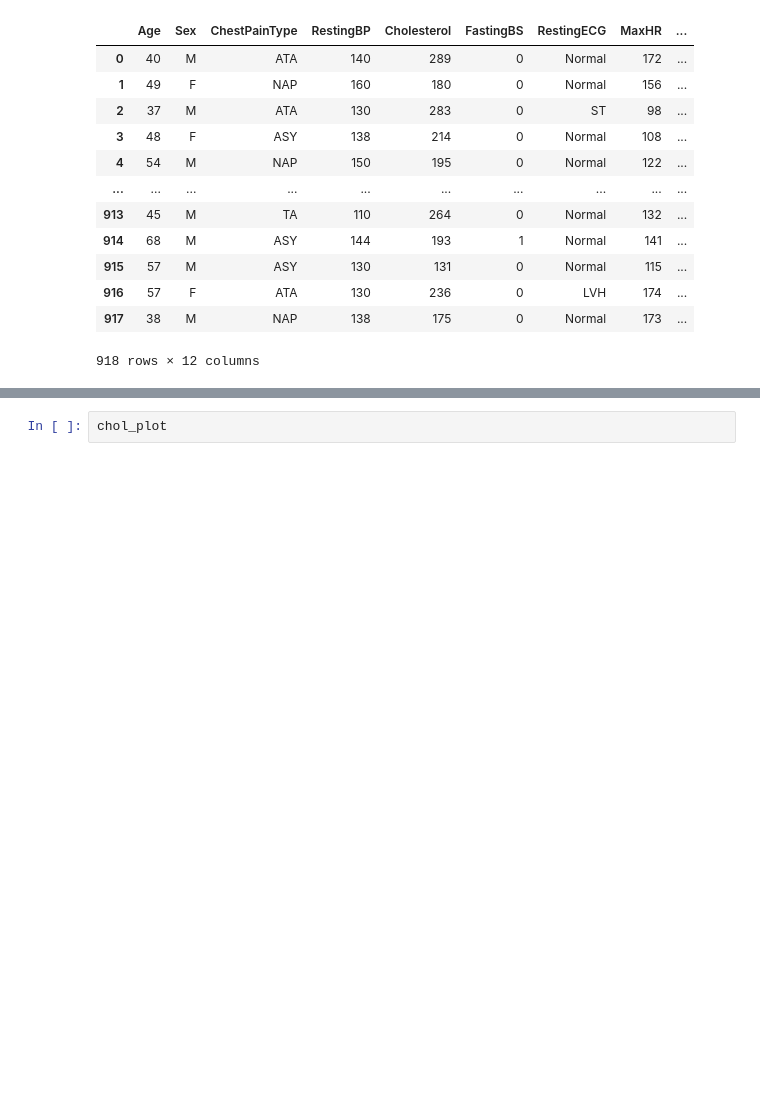
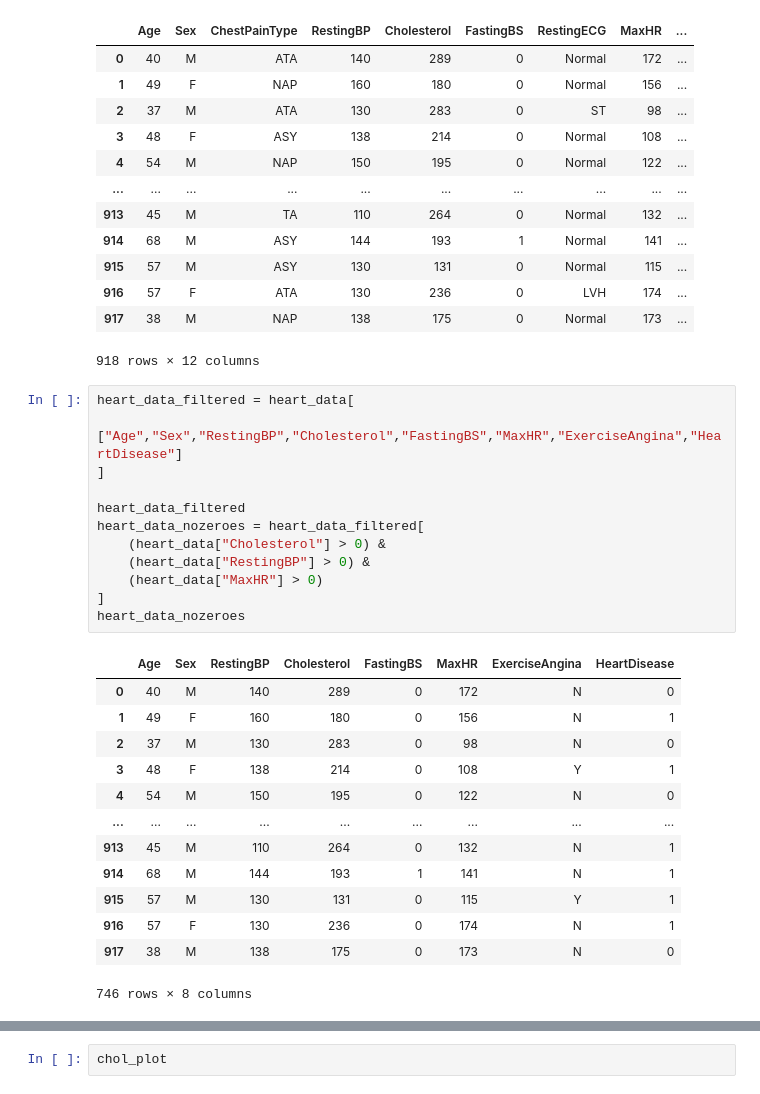
Before and after one commit to caojason/dsci-100-group-2, a Jupyter notebook: Proposal.ipynb, the cells around one changed output, grey strips where cells are left out. Saved outputs shown, nothing was run; the diff lists cells and outputs as text; blank space fills up the shorter version.

```diff
--- a/Proposal.ipynb
+++ b/Proposal.ipynb
@@ -61,4 +61,30 @@ heart_data
 | 916 | 57 | F | ATA | 130 | 236 | 0 | LVH | 174 | ... |
 | 917 | 38 | M | NAP | 138 | 175 | 0 | Normal | 173 | ... |
 918 rows × 12 columns
+# %%
+heart_data_filtered = heart_data[
+    ["Age","Sex","RestingBP","Cholesterol","FastingBS","MaxHR","ExerciseAngina","HeartDisease"]
+]
+
+heart_data_filtered
+heart_data_nozeroes = heart_data_filtered[
+    (heart_data["Cholesterol"] > 0) &
+    (heart_data["RestingBP"] > 0) &
+    (heart_data["MaxHR"] > 0)
+]
+heart_data_nozeroes
+# %% [output]
+|  | Age | Sex | RestingBP | Cholesterol | FastingBS | MaxHR | ExerciseAngina | HeartDisease |
+| 0 | 40 | M | 140 | 289 | 0 | 172 | N | 0 |
+| 1 | 49 | F | 160 | 180 | 0 | 156 | N | 1 |
+| 2 | 37 | M | 130 | 283 | 0 | 98 | N | 0 |
+| 3 | 48 | F | 138 | 214 | 0 | 108 | Y | 1 |
+| 4 | 54 | M | 150 | 195 | 0 | 122 | N | 0 |
+| ... | ... | ... | ... | ... | ... | ... | ... | ... |
+| 913 | 45 | M | 110 | 264 | 0 | 132 | N | 1 |
+| 914 | 68 | M | 144 | 193 | 1 | 141 | N | 1 |
+| 915 | 57 | M | 130 | 131 | 0 | 115 | Y | 1 |
+| 916 | 57 | F | 130 | 236 | 0 | 174 | N | 1 |
+| 917 | 38 | M | 138 | 175 | 0 | 173 | N | 0 |
+746 rows × 8 columns
 # %%
```
Also changed, not shown: parts of 13 cells of this notebook.
